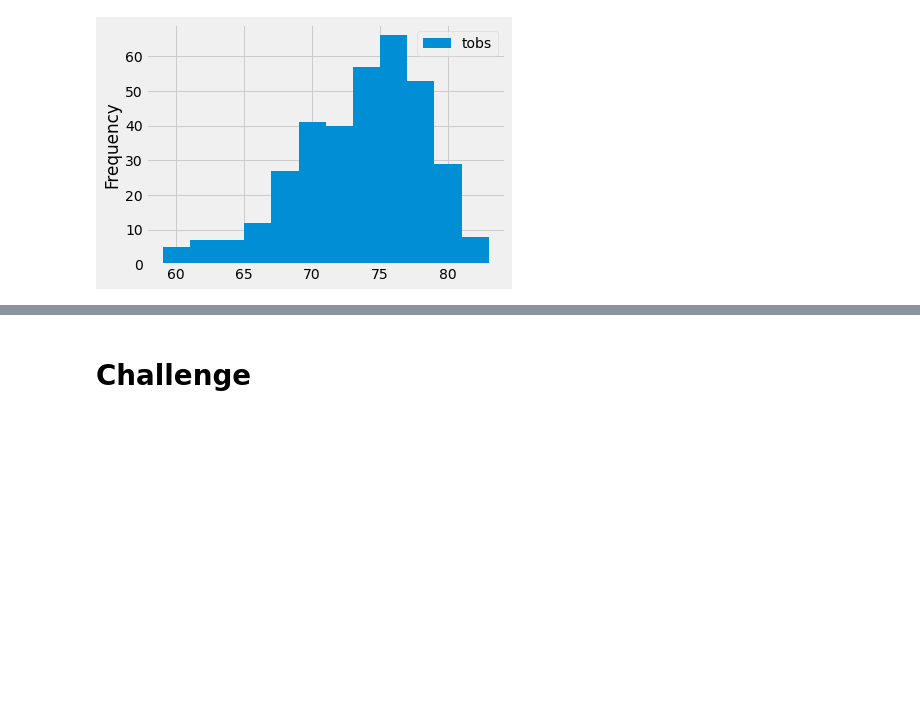
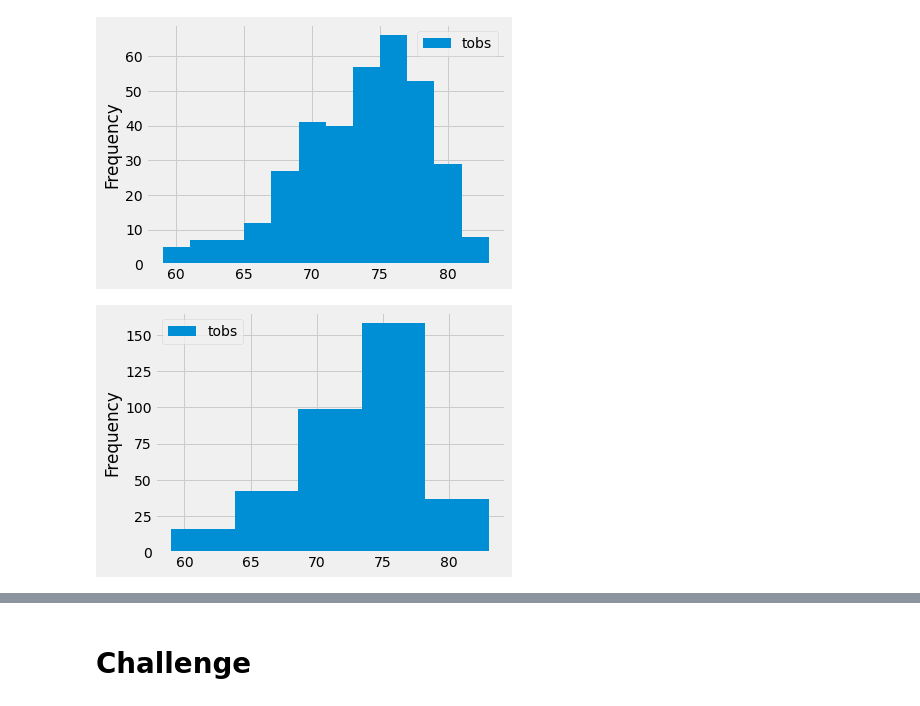
Before and after one commit to jheuer22/surfs_up, a Jupyter notebook: climate_analysis.ipynb, the cells around one changed output, grey strips where cells are left out. Drawn from its saved outputs; the diff is of its cells as text; code cells hidden in the pictures; blank space fills up the shorter version.

```diff
--- a/climate_analysis.ipynb
+++ b/climate_analysis.ipynb
@@ -175,3 +175,8 @@ df.plot.hist(bins=12)
 plt.tight_layout()
 # %% [output]
 [figure]
+# %%
+df.plot.hist(bins=5)
+plt.tight_layout()
+# %% [output]
+[figure, added]
```
Also changed, not shown: parts of 1 cell of this notebook, 1 other file.
